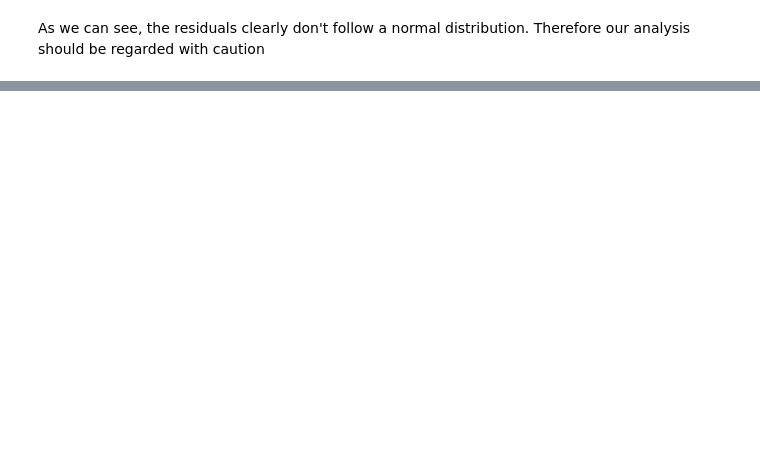
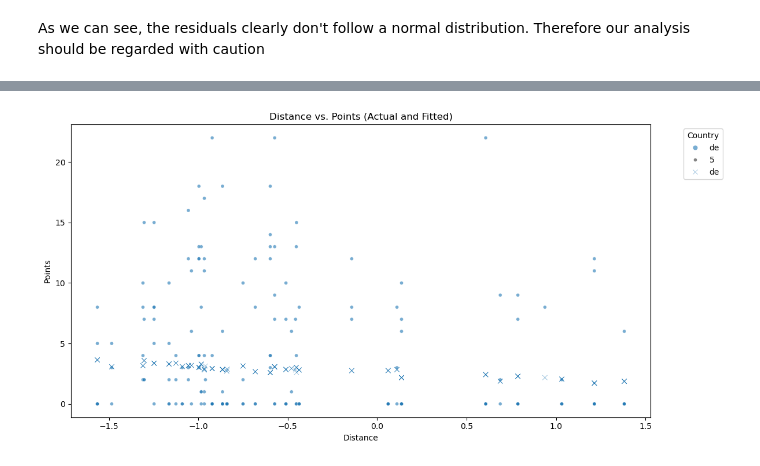
Before and after one commit to kluedemann/eurovision-voting-analysis, a Jupyter notebook: src/linear_effects_model.ipynb, the cells around one changed output, grey strips where cells are left out. Saved outputs shown, nothing was run; the diff lists cells and outputs as text; code cells hidden in the pictures; blank space fills up the shorter version.

```diff
--- a/src/linear_effects_model.ipynb
+++ b/src/linear_effects_model.ipynb
@@ -354,0 +408,42 @@ plt.show()
+# %%
+# Assuming 'votes' has columns 'country', 'distance', 'total_points', and 'fitted'
+plt.figure(figsize=(12, 6))  # Made figure wider to accommodate legend
+exclusion_votes = votes[votes["from_country"].isin(["de",
+                                                     #"es",
+                                                      # "cy"
+                                                       ])]# Plot actual points
+sizes = [5 for _ in range(len(exclusion_votes))]
+sns.scatterplot(
+    data=exclusion_votes,
+    x="distance",
+    y="total_points",
+    hue="from_country",
+    size=sizes,
+    palette="tab10",
+    #label="Actual Points",
+    alpha=0.6
+)
+
+# Plot fitted values with 'x' markers
+sns.scatterplot(
+    data=exclusion_votes,
+    x="distance",
+    y="fitted_values",
+    hue="from_country",
+    marker='x',
+    sizes=sizes,  # Size for x markers
+     palette="tab10",
+    #label="Fitted Values"
+    alpha=0.6
+)
+
+plt.xlabel("Distance")
+plt.ylabel("Points")
+plt.title("Distance vs. Points (Actual and Fitted)")
+plt.legend(title="Country", bbox_to_anchor=(1.05, 1), loc='upper left')
+
+# Adjust layout to prevent legend cutoff
+plt.tight_layout()
+plt.show()
+# %% [output]
+[figure, added]
```
Also changed, not shown: parts of 15 cells of this notebook, 6 other files.
